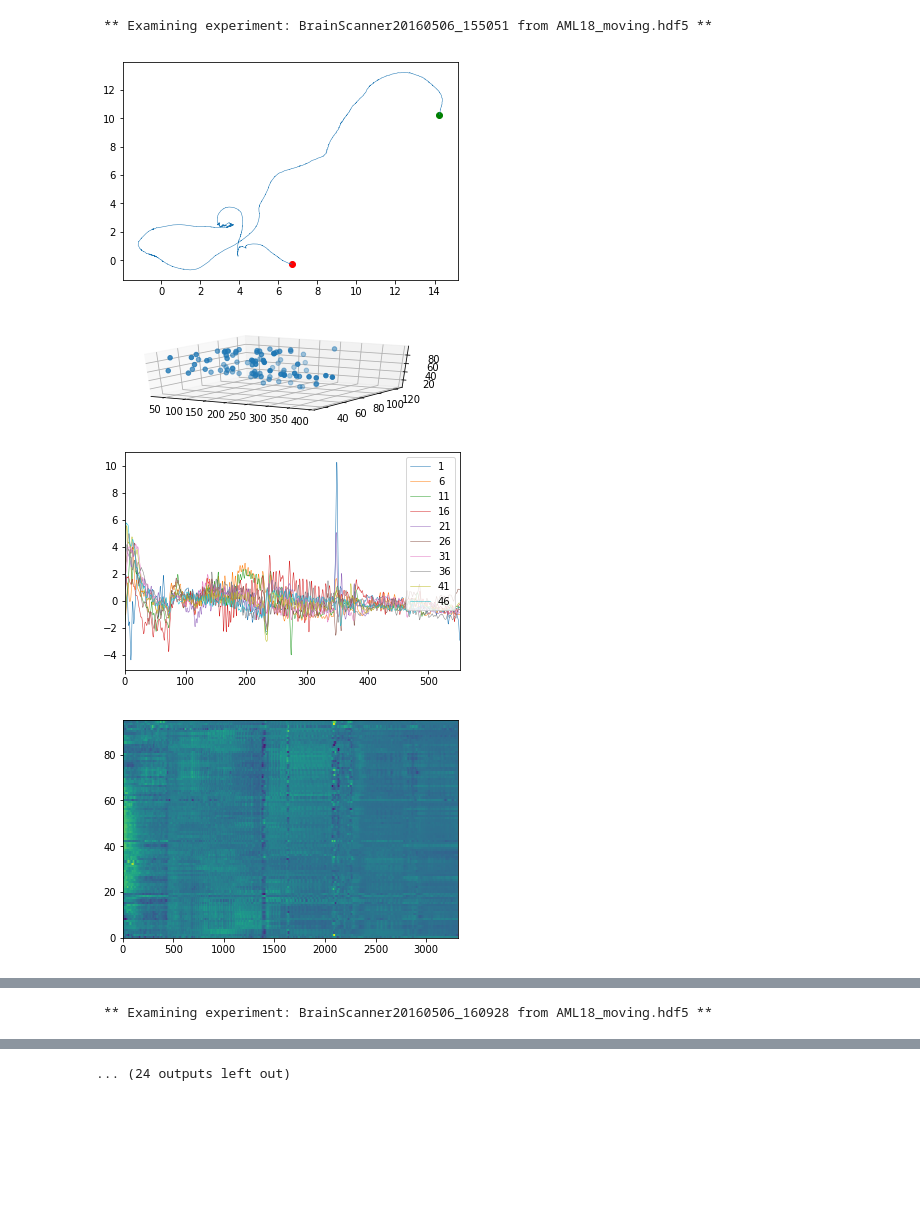
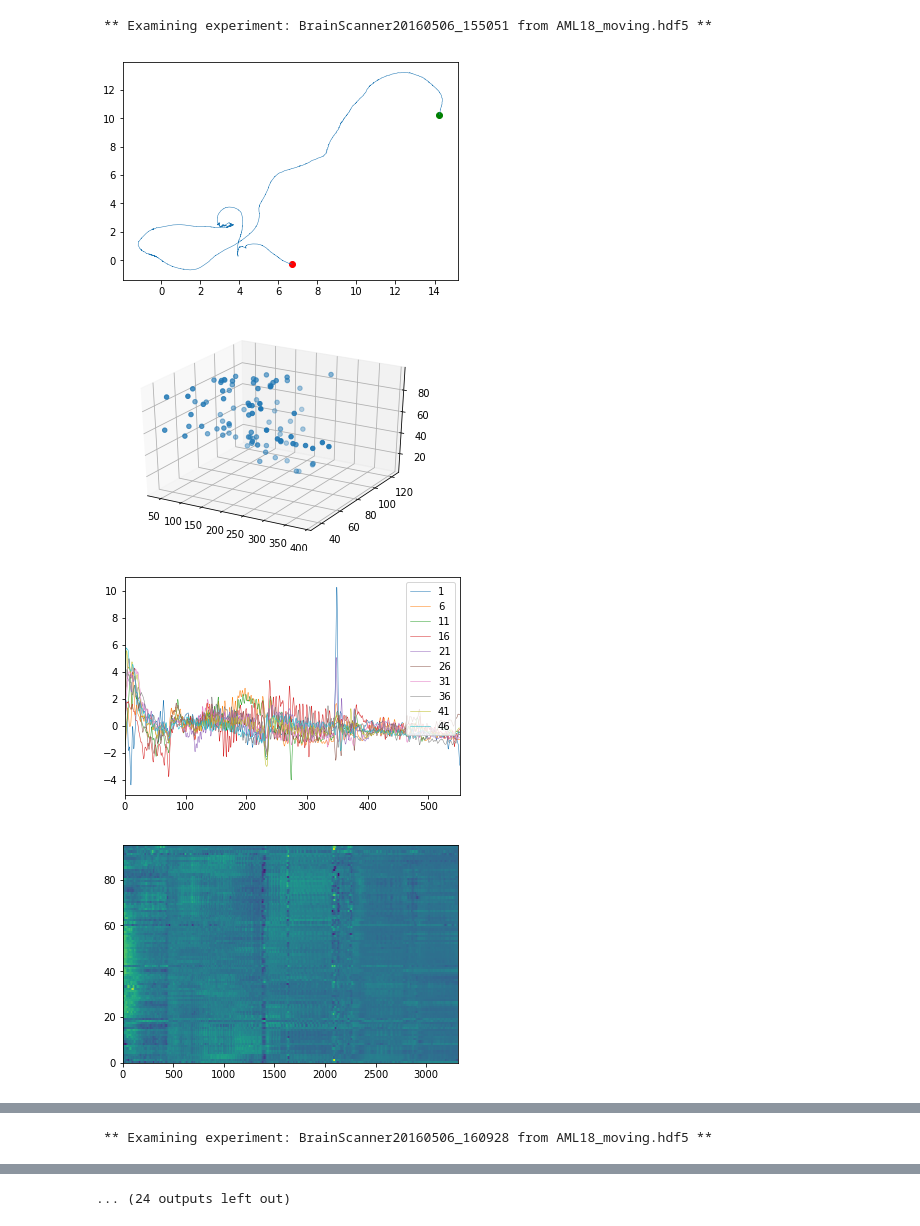
Before and after one commit to OpenSourceBrain/NWBShowcase, a Jupyter notebook: ScholzEtAl2019/Testing.ipynb, the cells around one changed output, grey strips where cells are left out. Cells and saved outputs as stored; diff of their text form; code cells hidden in the pictures; blank space fills up the shorter version.

```diff
--- a/ScholzEtAl2019/Testing.ipynb
+++ b/ScholzEtAl2019/Testing.ipynb
@@ -35,7 +35,7 @@ for filename in filenames:
         ax = fig.add_subplot(111, projection='3d')
 
         ax.scatter(positions[0],positions[1],positions[2])
-        ax.set_aspect('equal')
+        ax.set_aspect('auto')
 
         fig = plt.figure()
         activity = np.array(celegans_h5['/%s/Neurons/Activity'%exp])
@@ -48,34 +48,34 @@ for filename in filenames:
             plt.xlim([times[0],times[-1]])
 
         plt.legend()
 
         hm_fig, hm_ax = plt.subplots()
         hm_ax.pcolormesh(activity)
 
 
         eth = 20*np.array(celegans_h5['/%s/Behavior/Ethogram'%exp])
         ethFull = np.array(celegans_h5['/%s/Behavior/EthogramFull'%exp])
 
         #print len(ethFull)
         #print len(eth)
 
         ew1 = np.array(celegans_h5['/%s/Behavior/Eigenworm1'%exp])
         ew2 = np.array(celegans_h5['/%s/Behavior/Eigenworm2'%exp])
         ew3 = np.array(celegans_h5['/%s/Behavior/Eigenworm3'%exp])
 
         fig = plt.figure()
         plt.plot(times, eth, lw=1)
         #plt.plot(ethFull, lw=1)
         plt.plot(times, ew1, lw=.5)
         plt.plot(times, ew2, lw=.5)
         plt.plot(times, ew3, lw=.5)
         plt.xlim([times[0],times[-1]])
 
         plt.show()
 # %% [output]
  ** Examining experiment: BrainScanner20160506_155051 from AML18_moving.hdf5 **
 [figure]
-[figure, old version]
+[figure, new version]
 [figure]
 [figure]
 [figure]
```
Also changed, not shown: parts of 1 cell of this notebook, 6 other files.
